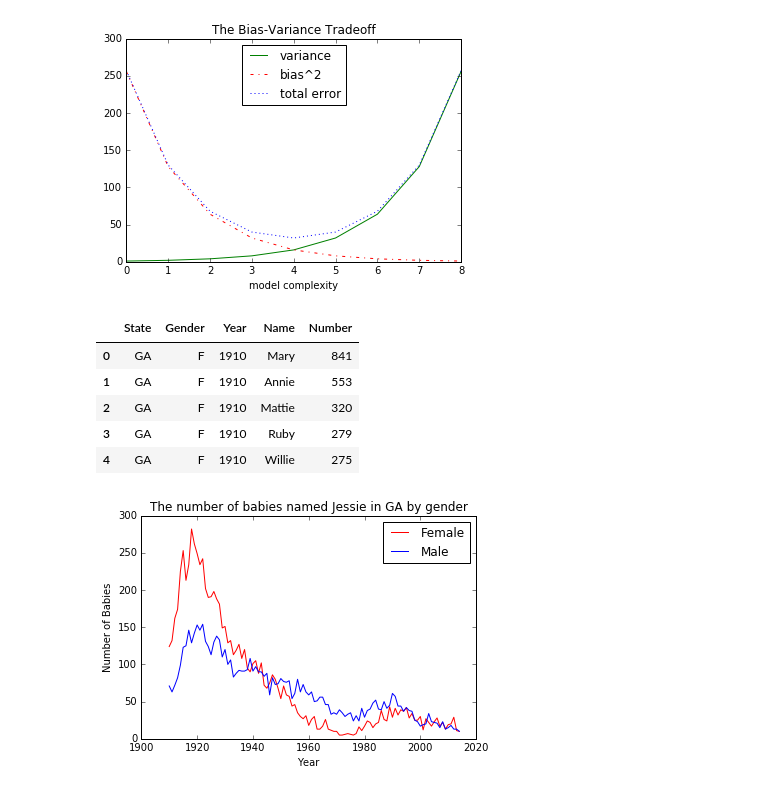
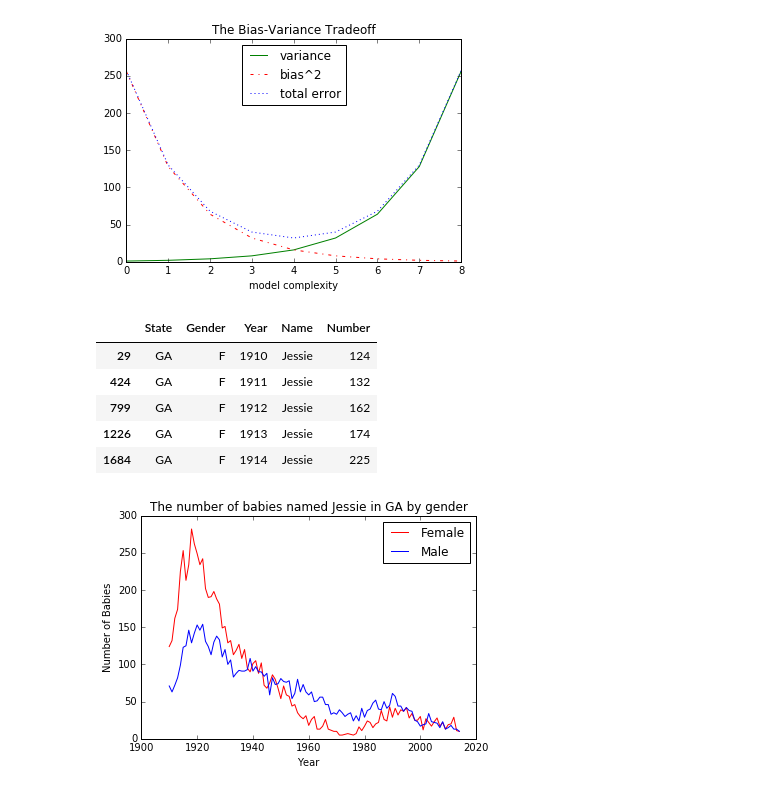
Before and after one commit to tylerburnham42/DataScienceCourseWork, a Jupyter notebook: Project 1/Chapter 3 Visualizing Data.ipynb, the cells around one changed output. Saved outputs shown, nothing was run; the diff lists cells and outputs as text; code cells hidden in the pictures.

```diff
--- a/Project 1/Chapter 2 Visualizing Data.ipynb
+++ b/Project 1/Chapter 3 Visualizing Data.ipynb
@@ -161,14 +227,15 @@ plt.show()
 [figure]
 # %%
 babies = pd.read_csv('data/ga_baby_names.csv')
-babies.head(5)
+babies[(babies.Name == "Jessie") & (babies.Gender == "M")].head(5)
+babies[(babies.Name == "Jessie") & (babies.Gender == "F")].head(5)
 # %% [output]
 |  | State | Gender | Year | Name | Number |
-| 0 | GA | F | 1910 | Mary | 841 |
-| 1 | GA | F | 1910 | Annie | 553 |
-| 2 | GA | F | 1910 | Mattie | 320 |
-| 3 | GA | F | 1910 | Ruby | 279 |
-| 4 | GA | F | 1910 | Willie | 275 |
+| 29 | GA | F | 1910 | Jessie | 124 |
+| 424 | GA | F | 1911 | Jessie | 132 |
+| 799 | GA | F | 1912 | Jessie | 162 |
+| 1226 | GA | F | 1913 | Jessie | 174 |
+| 1684 | GA | F | 1914 | Jessie | 225 |
 # %%
 plt.plot(babies[(babies.Name == "Jessie") & (babies.Gender == "F")].Year, babies[(babies.Name == "Jessie") & (babies.Gender == "F")].Number, 'r-', label='Female') # green solid line
 plt.plot(babies[(babies.Name == "Jessie") & (babies.Gender == "M")].Year, babies[(babies.Name == "Jessie") & (babies.Gender == "M")].Number, 'b-', label='Male')
```
Also changed, not shown: parts of 8 cells of this notebook, 1 other file.
